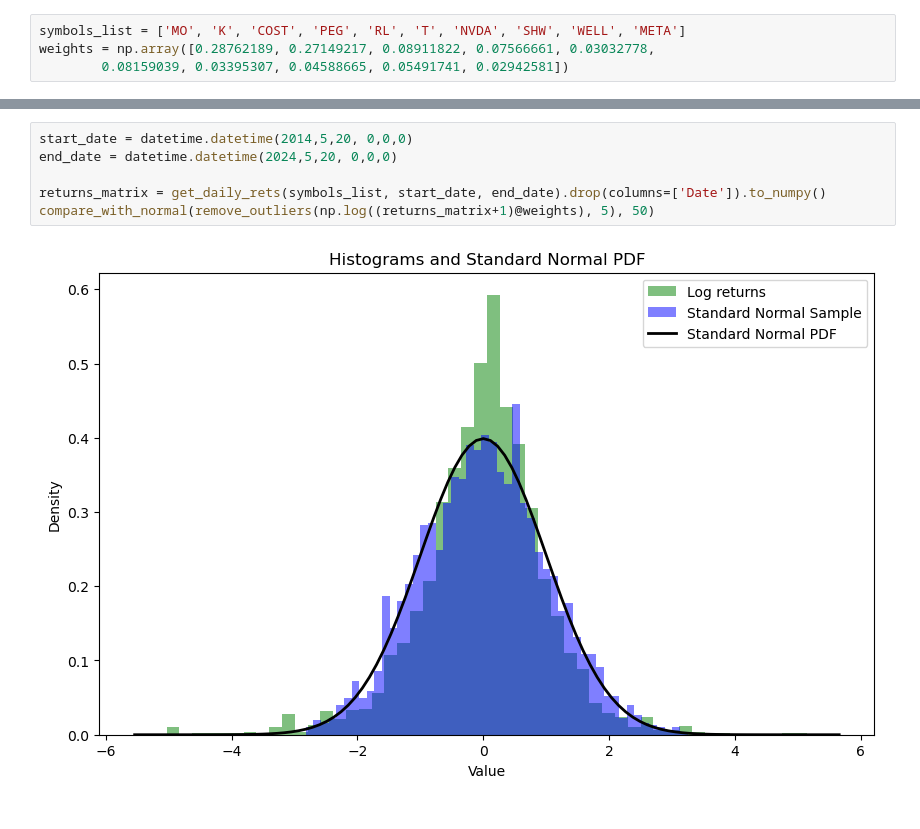
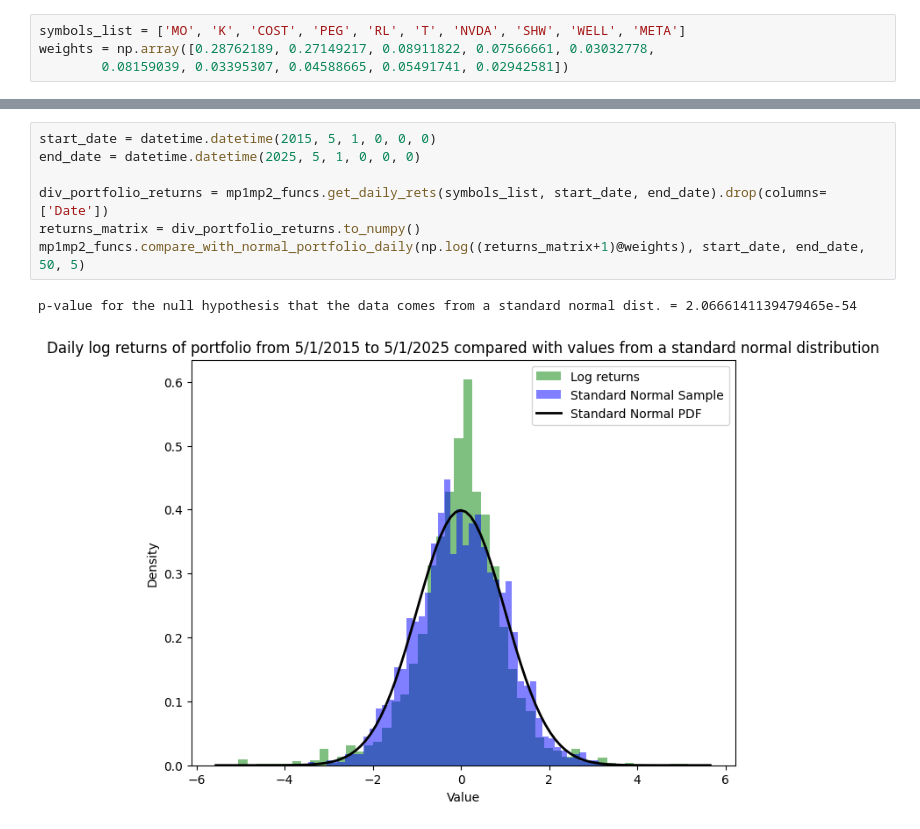
Before and after one commit to shabarishch/Quantfinancebootcamp, a Jupyter notebook: miniproject2.ipynb, the cells around one changed output, grey strips where cells are left out. Drawn from its saved outputs; the diff is of its cells as text.

```diff
--- a/miniproject2.ipynb
+++ b/miniproject2.ipynb
@@ -107,8 +66,10 @@ def get_daily_rets(symbols_list, start_date, end_date):
 # %%
-start_date = datetime.datetime(2014,5,20, 0,0,0)
-end_date = datetime.datetime(2024,5,20, 0,0,0)
+start_date = datetime.datetime(2015, 5, 1, 0, 0, 0)
+end_date = datetime.datetime(2025, 5, 1, 0, 0, 0)
 
-returns_matrix = get_daily_rets(symbols_list, start_date, end_date).drop(columns=['Date']).to_numpy()
-compare_with_normal(remove_outliers(np.log((returns_matrix+1)@weights), 5), 50)
+div_portfolio_returns = mp1mp2_funcs.get_daily_rets(symbols_list, start_date, end_date).drop(columns=['Date'])
+returns_matrix = div_portfolio_returns.to_numpy()
+mp1mp2_funcs.compare_with_normal_portfolio_daily(np.log((returns_matrix+1)@weights), start_date, end_date, 50, 5)
 # %% [output]
+p-value for the null hypothesis that the data comes from a standard normal dist. = 2.0666141139479465e-54
-[figure, old version]
+[figure, new version]
```
Also changed, not shown: parts of 19 cells of this notebook, 5 other files.
